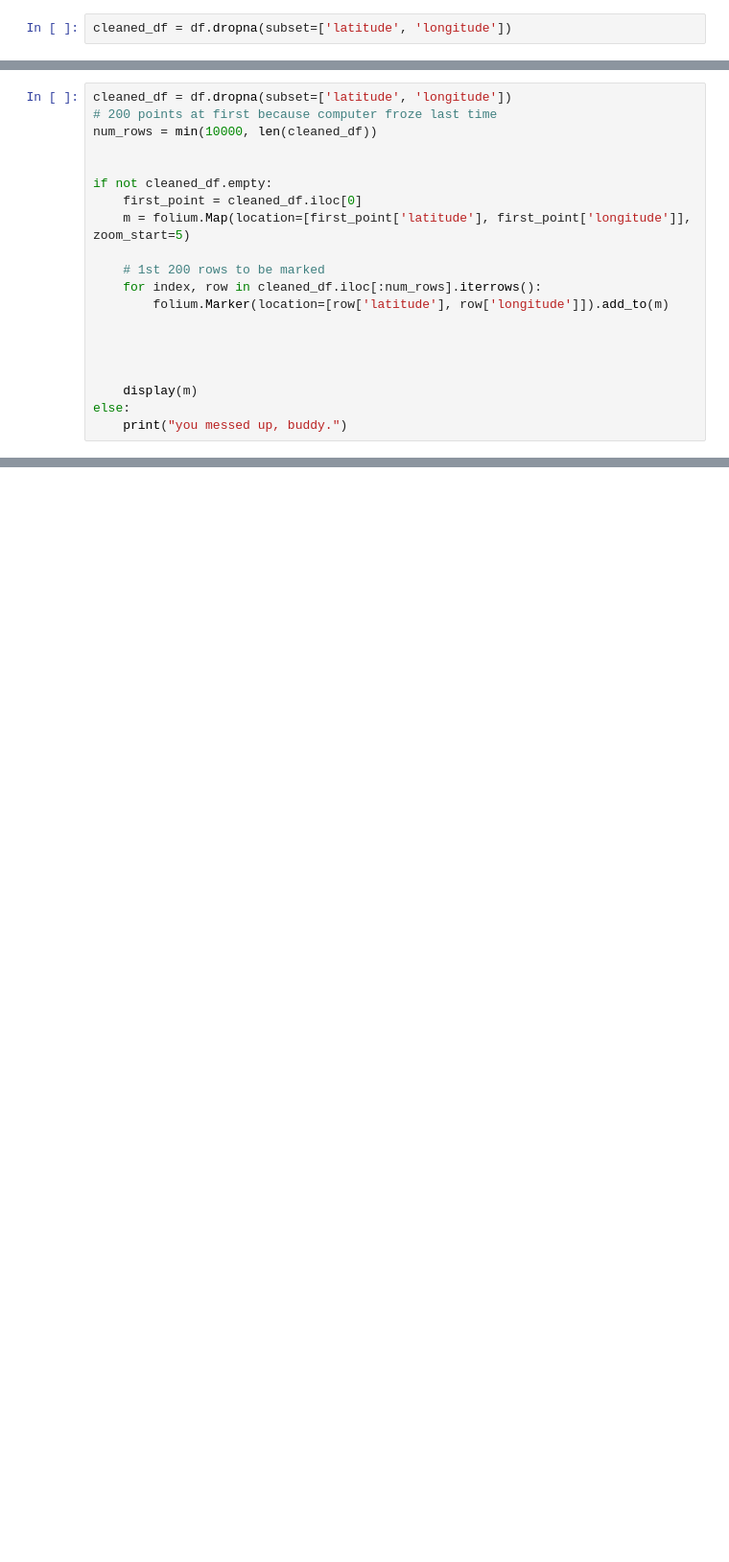
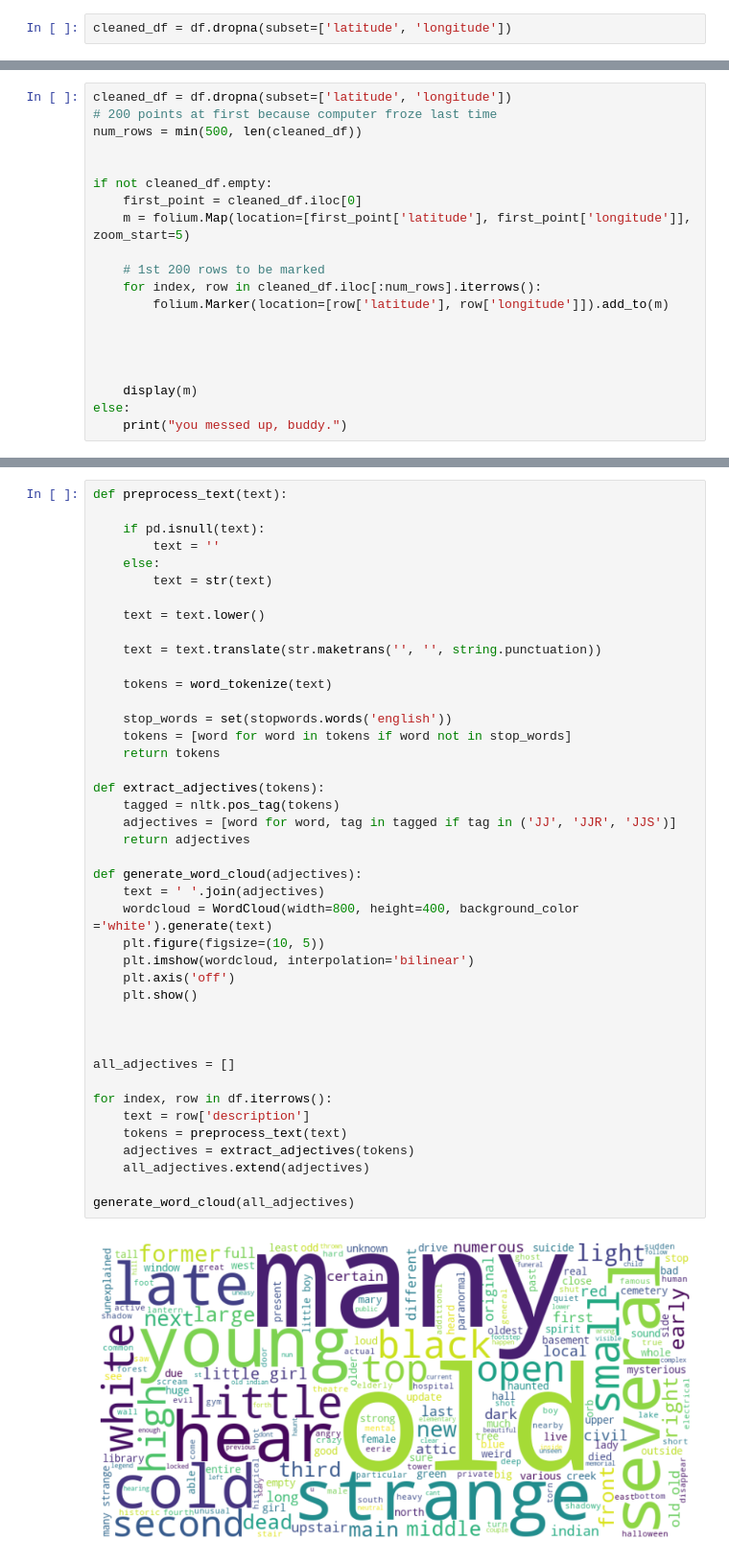
Before and after one commit to seanmalley1/bigfeet, a Jupyter notebook: notebooks/hauntings1.ipynb, the cells around one changed output, grey strips where cells are left out. Shown at 96% size. Cells and saved outputs as stored; diff of their text form; blank space fills up the shorter version.

Commit message:
haunting map, 10k was a mistake. Added cleaned wordcloud

```diff
--- a/notebooks/hauntings1.ipynb
+++ b/notebooks/hauntings1.ipynb
@@ -23,7 +28,7 @@ NameError: name 'cleaned_df' is not defined
 # %%
 cleaned_df = df.dropna(subset=['latitude', 'longitude'])
 # 200 points at first because computer froze last time
-num_rows = min(10000, len(cleaned_df))
+num_rows = min(500, len(cleaned_df))
 
 
 if not cleaned_df.empty:
@@ -44,0 +75,44 @@ else:
+# %%
+def preprocess_text(text):
+
+    if pd.isnull(text):
+        text = ''
+    else:
+        text = str(text)
+
+    text = text.lower()
+
+    text = text.translate(str.maketrans('', '', string.punctuation))
+
+    tokens = word_tokenize(text)
+
+    stop_words = set(stopwords.words('english'))
+    tokens = [word for word in tokens if word not in stop_words]
+    return tokens
+
+def extract_adjectives(tokens):
+    tagged = nltk.pos_tag(tokens)
+    adjectives = [word for word, tag in tagged if tag in ('JJ', 'JJR', 'JJS')]
+    return adjectives
+
+def generate_word_cloud(adjectives):
+    text = ' '.join(adjectives)
+    wordcloud = WordCloud(width=800, height=400, background_color ='white').generate(text)
+    plt.figure(figsize=(10, 5))
+    plt.imshow(wordcloud, interpolation='bilinear')
+    plt.axis('off')
+    plt.show()
+
+
+
+all_adjectives = []
+
+for index, row in df.iterrows():
+    text = row['description']
+    tokens = preprocess_text(text)
+    adjectives = extract_adjectives(tokens)
+    all_adjectives.extend(adjectives)
+
+generate_word_cloud(all_adjectives)
+# %% [output]
+[figure, added]
```
Also changed, not shown: parts of 2 cells of this notebook.
